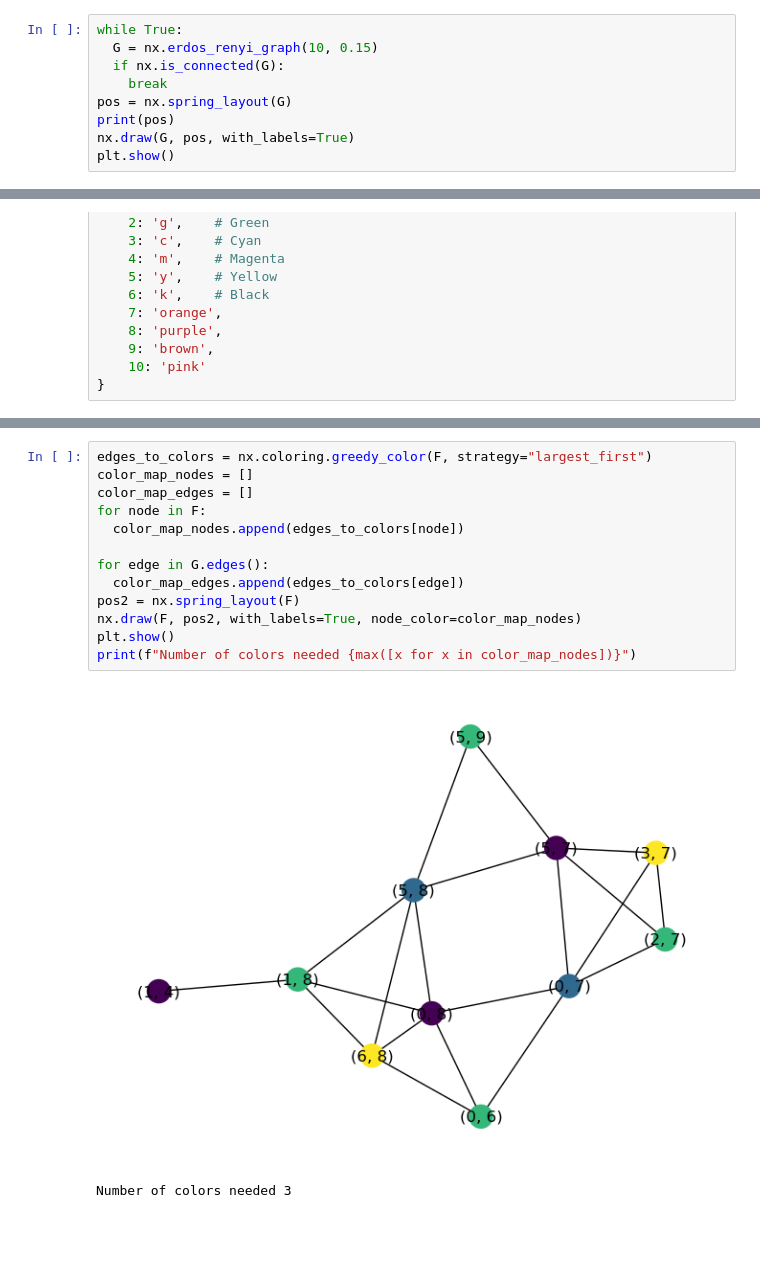
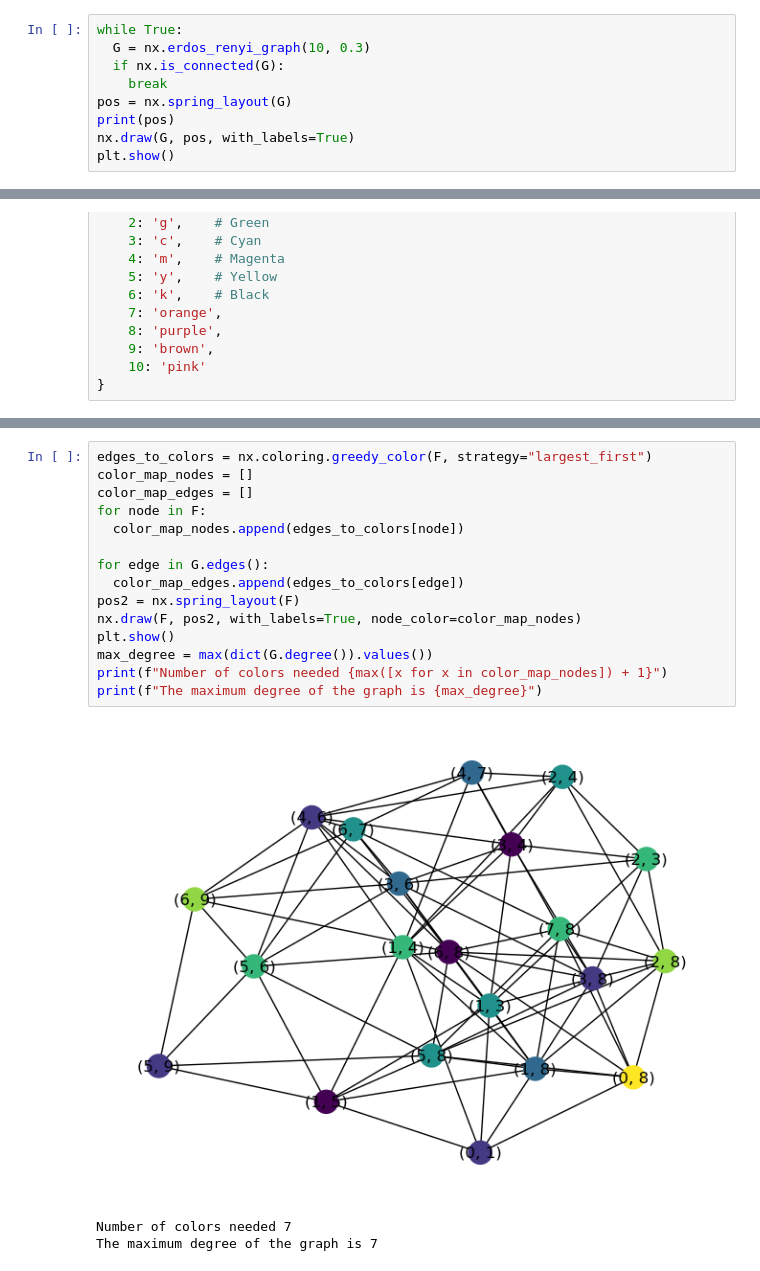
Before and after one commit to abdulmomen-ghalkha/WirelessSheaves, a Jupyter notebook: SubGraph_Sampling.ipynb, the cells around one changed output, grey strips where cells are left out. Drawn from its saved outputs; the diff is of its cells as text; blank space fills up the shorter version.

```diff
--- a/SubGraph_Sampling.ipynb
+++ b/SubGraph_Sampling.ipynb
@@ -109,7 +109,7 @@ array([176., 186., 171., 152., 171., 180., 169., 179., 153., 149., 173.,
        216., 153., 126., 137., 118., 126., 118., 153.])
 # %%
 while True:
-  G = nx.erdos_renyi_graph(10, 0.15)
+  G = nx.erdos_renyi_graph(10, 0.3)
   if nx.is_connected(G):
     break
 pos = nx.spring_layout(G)
@@ -143,19 +143,22 @@ plt.show()
 # %%
 edges_to_colors = nx.coloring.greedy_color(F, strategy="largest_first")
 color_map_nodes = []
 color_map_edges = []
 for node in F:
   color_map_nodes.append(edges_to_colors[node])
 
 for edge in G.edges():
   color_map_edges.append(edges_to_colors[edge])
 pos2 = nx.spring_layout(F)
 nx.draw(F, pos2, with_labels=True, node_color=color_map_nodes)
 plt.show()
-print(f"Number of colors needed {max([x for x in color_map_nodes])}")
+max_degree = max(dict(G.degree()).values())
+print(f"Number of colors needed {max([x for x in color_map_nodes]) + 1}")
+print(f"The maximum degree of the graph is {max_degree}")
 # %% [output]
-[figure, old version]
+[figure, new version]
-Number of colors needed 3
+Number of colors needed 7
+The maximum degree of the graph is 7
 # %%
 pos = nx.spring_layout(G)
 nx.draw(G, pos, with_labels=True, edge_color=color_map_edges)
```
Also changed, not shown: parts of 5 cells of this notebook, 1 other file.
